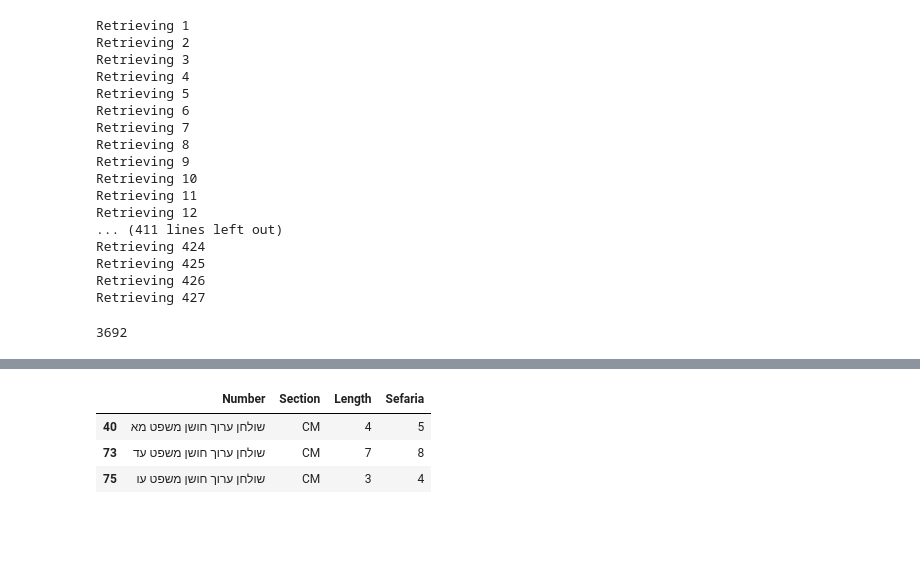
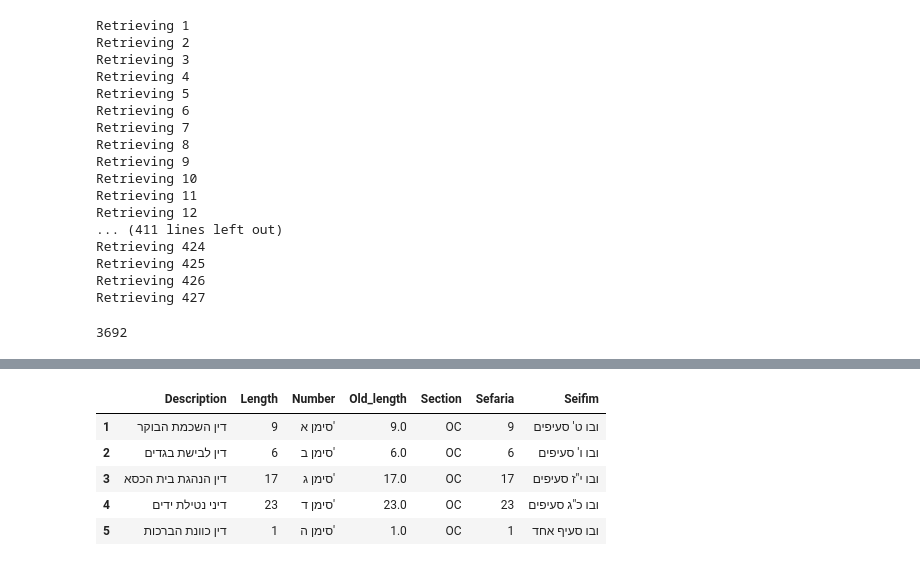
Before and after one commit to lordgrenville/shulchan-aruch-count, a Jupyter notebook: shulchan aruch.ipynb, the cells around one changed output, grey strips where cells are left out. Cells and saved outputs as stored; diff of their text form; code cells hidden in the pictures; blank space fills up the shorter version.

```diff
--- a/shulchan aruch.ipynb
+++ b/shulchan aruch.ipynb
@@ -461,0 +455,2 @@ dict_values([14, 11, 9, 37, 14, 18, 23, 5, 2, 7, 8, 4, 14, 1, 31, 6, 58, 1, 2, 2
+# %%
+df_YD['Sefaria'] = sefaria_to_count['YD.txt'].values()
@@ -466,7 +462,0 @@ df['Sefaria'] = list(temp.values())
-# %%
-df[df['Length'] != df['Sefaria']]
-# %% [output]
-|  | Number | Section | Length | Sefaria |
-| 40 | שולחן ערוך חושן משפט מא | CM | 4 | 5 |
-| 73 | שולחן ערוך חושן משפט עד | CM | 7 | 8 |
-| 75 | שולחן ערוך חושן משפט עו | CM | 3 | 4 |
@@ -475,0 +465,11 @@ df_CM.to_csv('CM.csv')
+# %%
+all_four = [df_OC, df_YD, df_EH, df_CM]
+shulAruch = pd.concat(all_four, sort=True)
+shulAruch.head()
+# %% [output]
+|  | Description | Length | Number | Old_length | Section | Sefaria | Seifim |
+| 1 | דין השכמת הבוקר | 9 | סימן א' | 9.0 | OC | 9 | ובו ט' סעיפים |
+| 2 | דין לבישת בגדים | 6 | סימן ב' | 6.0 | OC | 6 | ובו ו' סעיפים |
+| 3 | דין הנהגת בית הכסא | 17 | סימן ג' | 17.0 | OC | 17 | ובו י"ז סעיפים |
+| 4 | דיני נטילת ידים | 23 | סימן ד' | 23.0 | OC | 23 | ובו כ"ג סעיפים |
+| 5 | דין כוונת הברכות | 1 | סימן ה' | 1.0 | OC | 1 | ובו סעיף אחד |
```
Also changed, not shown: parts of 27 cells of this notebook.
